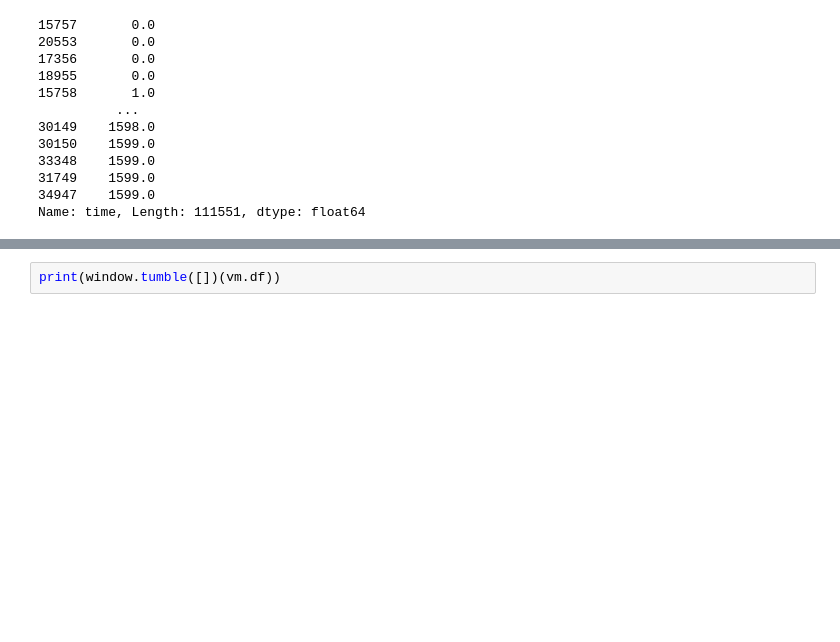
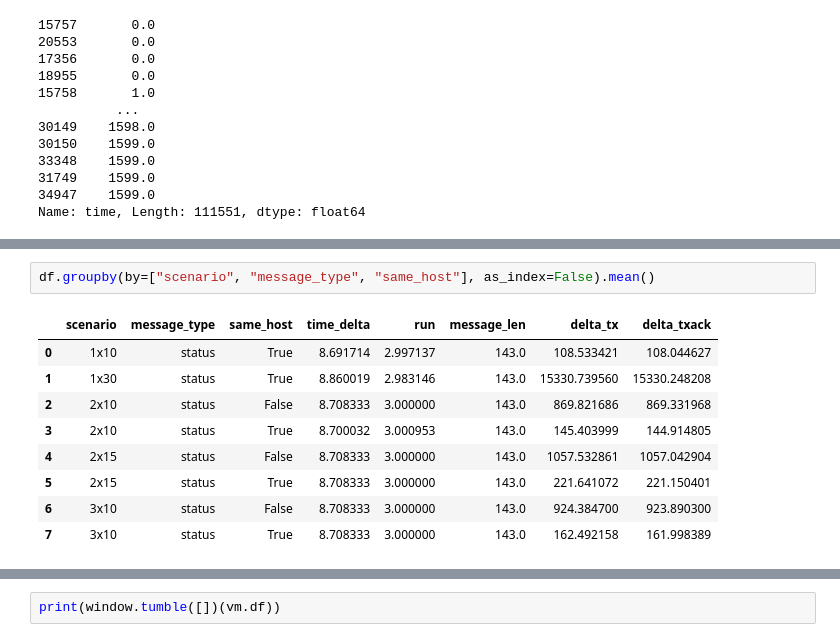
Before and after one commit to stendler/tootbench, a Jupyter notebook: analysis/plot.ipynb, the cells around one changed output, grey strips where cells are left out. Drawn from its saved outputs; the diff is of its cells as text; blank space fills up the shorter version.

```diff
--- a/analysis/plot.ipynb
+++ b/analysis/plot.ipynb
@@ -76,0 +112,12 @@ Name: time, Length: 111551, dtype: float64
+# %%
+df.groupby(by=["scenario", "message_type", "same_host"], as_index=False).mean()
+# %% [output]
+|  | scenario | message_type | same_host | time_delta | run | message_len | delta_tx | delta_txack |
+| 0 | 1x10 | status | True | 8.691714 | 2.997137 | 143.0 | 108.533421 | 108.044627 |
+| 1 | 1x30 | status | True | 8.860019 | 2.983146 | 143.0 | 15330.739560 | 15330.248208 |
+| 2 | 2x10 | status | False | 8.708333 | 3.000000 | 143.0 | 869.821686 | 869.331968 |
+| 3 | 2x10 | status | True | 8.700032 | 3.000953 | 143.0 | 145.403999 | 144.914805 |
+| 4 | 2x15 | status | False | 8.708333 | 3.000000 | 143.0 | 1057.532861 | 1057.042904 |
+| 5 | 2x15 | status | True | 8.708333 | 3.000000 | 143.0 | 221.641072 | 221.150401 |
+| 6 | 3x10 | status | False | 8.708333 | 3.000000 | 143.0 | 924.384700 | 923.890300 |
+| 7 | 3x10 | status | True | 8.708333 | 3.000000 | 143.0 | 162.492158 | 161.998389 |
```
Also changed, not shown: parts of 5 cells of this notebook.
